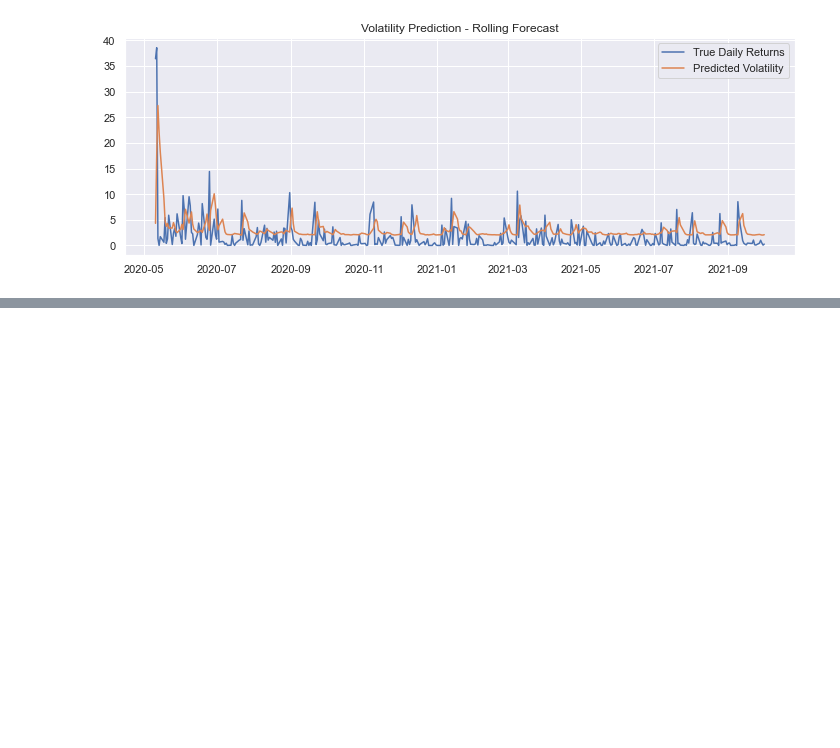
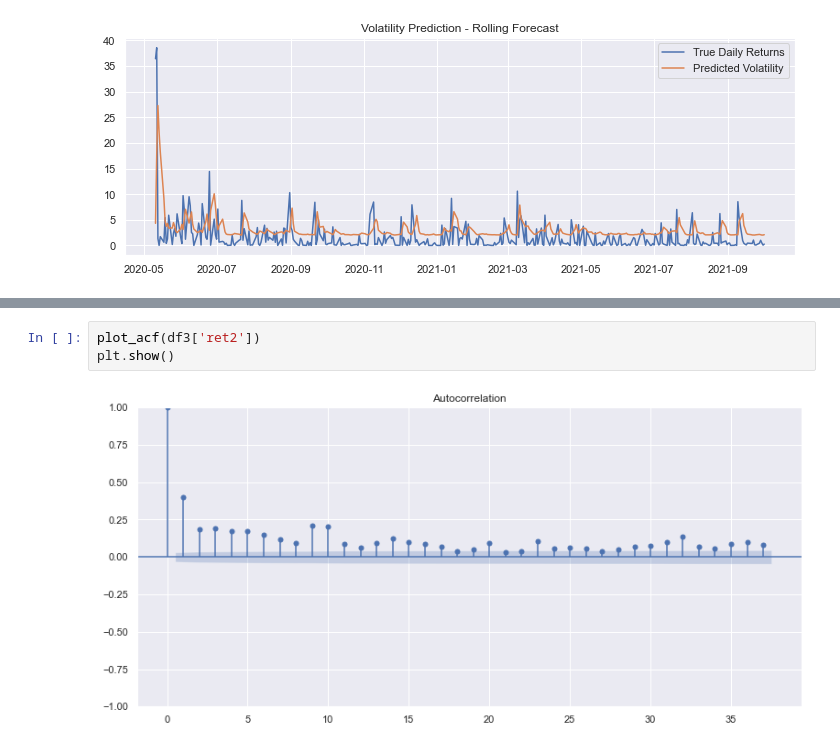
Before and after one commit to joaovictordesouzaduarte/volatility, a Jupyter notebook: notebooks/volatility.ipynb, the cells around one changed output, grey strips where cells are left out. Saved outputs shown, nothing was run; the diff lists cells and outputs as text; blank space fills up the shorter version.

```diff
--- a/notebooks/volatility.ipynb
+++ b/notebooks/volatility.ipynb
@@ -313,0 +326,5 @@ plt.show()
+# %%
+plot_acf(df3['ret2'])
+plt.show()
+# %% [output]
+[figure, added]
```
Also changed, not shown: parts of 15 cells of this notebook, 1 other file.
